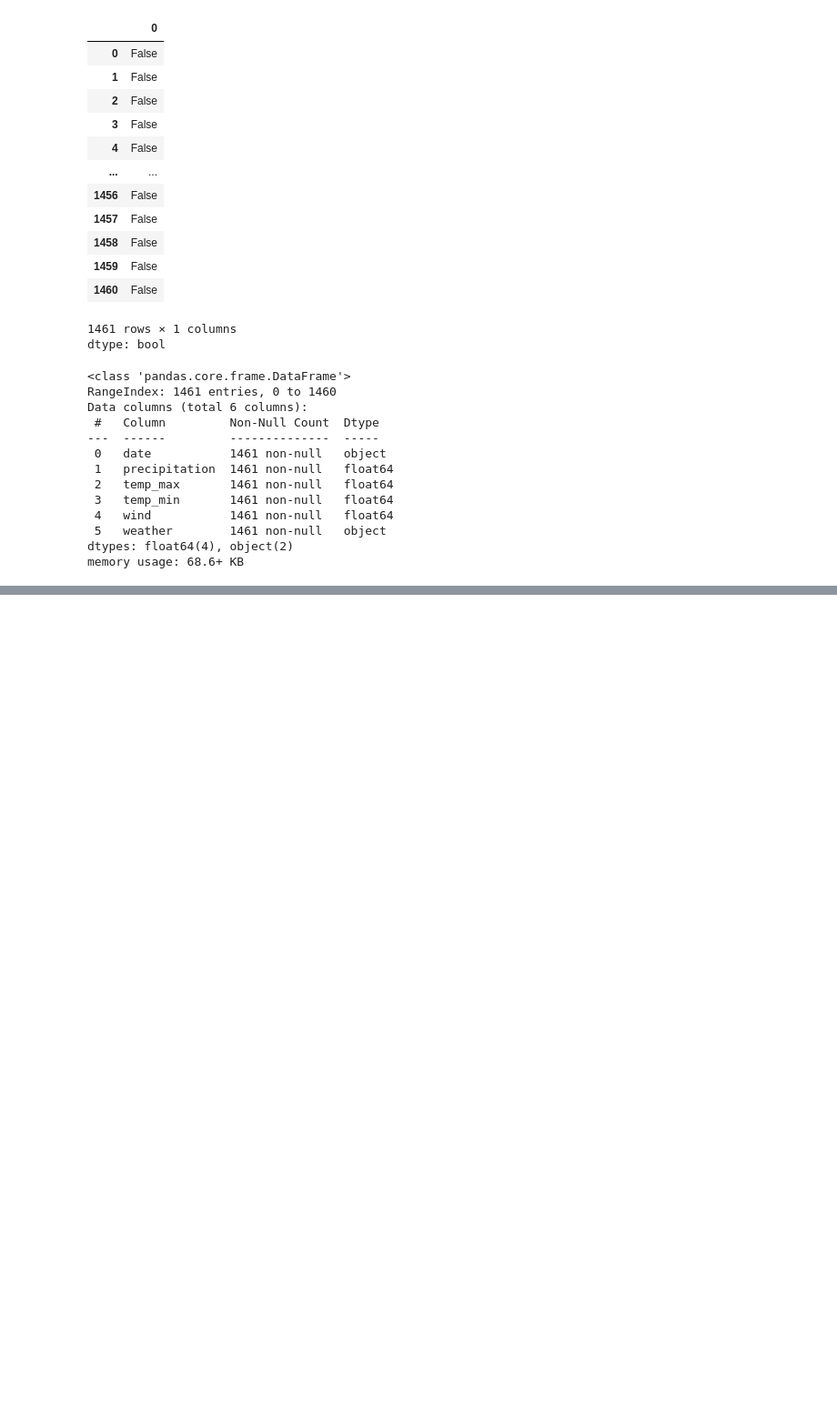
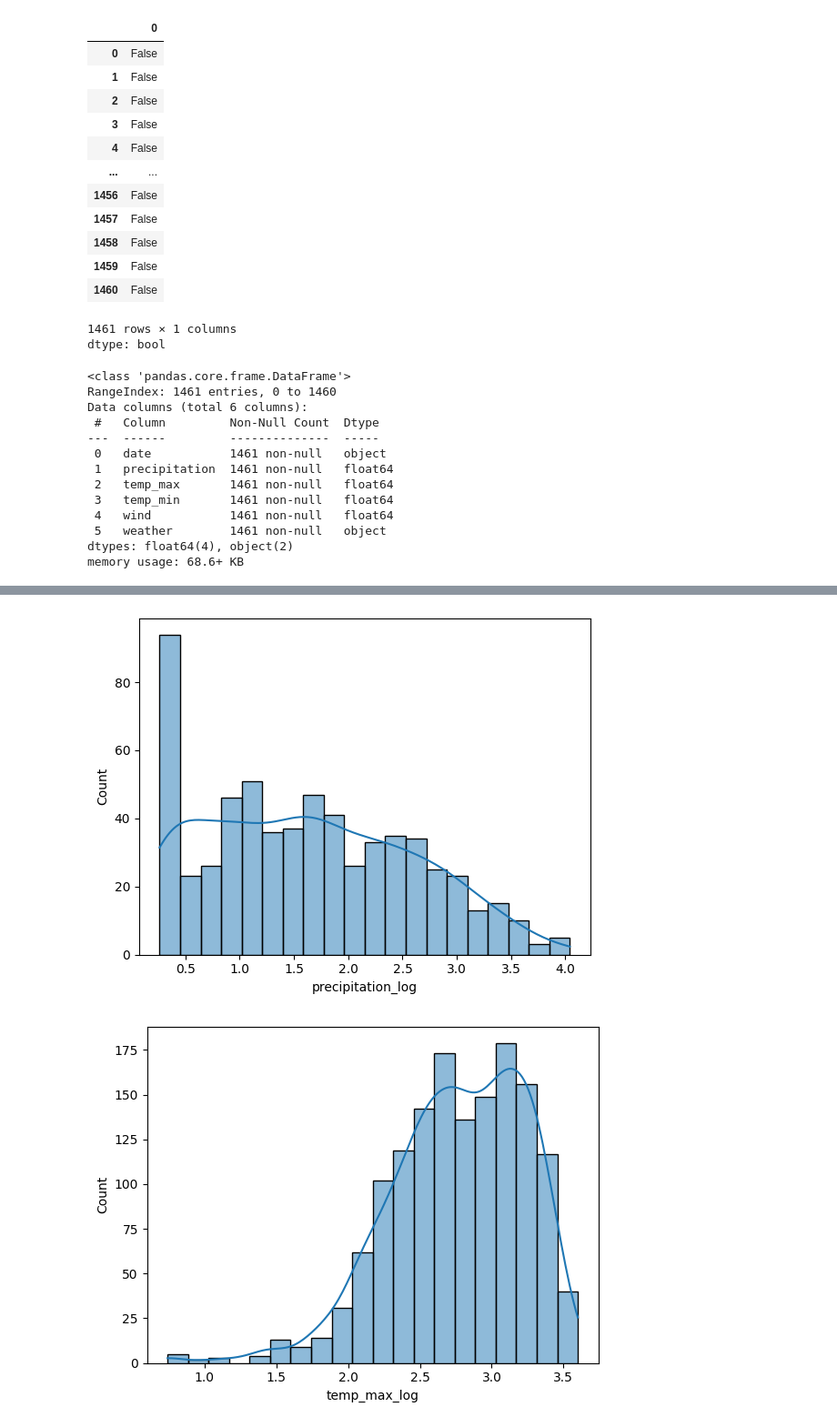
Before and after one commit to noo-nine/Machine-Learning, a Jupyter notebook: Gaussian_Naive_Bayes.ipynb, the cells around one changed output, grey strips where cells are left out. Shown: that part at 91% size. Drawn from its saved outputs; the diff is of its cells as text; code cells hidden in the pictures; blank space fills up the shorter version.

```diff
--- a/Gaussian_Naive_Bayes.ipynb
+++ b/Gaussian_Naive_Bayes.ipynb
@@ -63,0 +79,6 @@ memory usage: 68.6+ KB
+# %%
+# to find p value
+from scipy.stats import shapiro
+for feature in features:
+  stat, p = shapiro(weather[feature])
+  print(f'Feature: {feature}, Stat: {stat}, p-value: {p}')
@@ -63,0 +102,8 @@ memory usage: 68.6+ KB
+# %%
+for feature in features:
+  weather[feature + '_filtered'] = weather[feature][weather[feature] > 0]
+
+weather['precipitation_log'] = np.log1p(weather['precipitation_filtered'])
+weather['temp_max_log'] = np.log1p(weather['temp_max_filtered'])
+weather['temp_min_log'] = np.log1p(weather['temp_min_filtered'])
+weather['wind_log'] = np.log1p(weather['wind_filtered'])
@@ -63,0 +130,7 @@ memory usage: 68.6+ KB
+# %%
+for feature in ['precipitation_log', 'temp_max_log', 'temp_min_log', 'wind_log']:
+  sns.histplot(weather[feature], kde = True, bins = 20)
+  plt.show()
+# %% [output]
+[figure, added]
+[figure, added]
```
Also changed, not shown: parts of 32 cells of this notebook.
